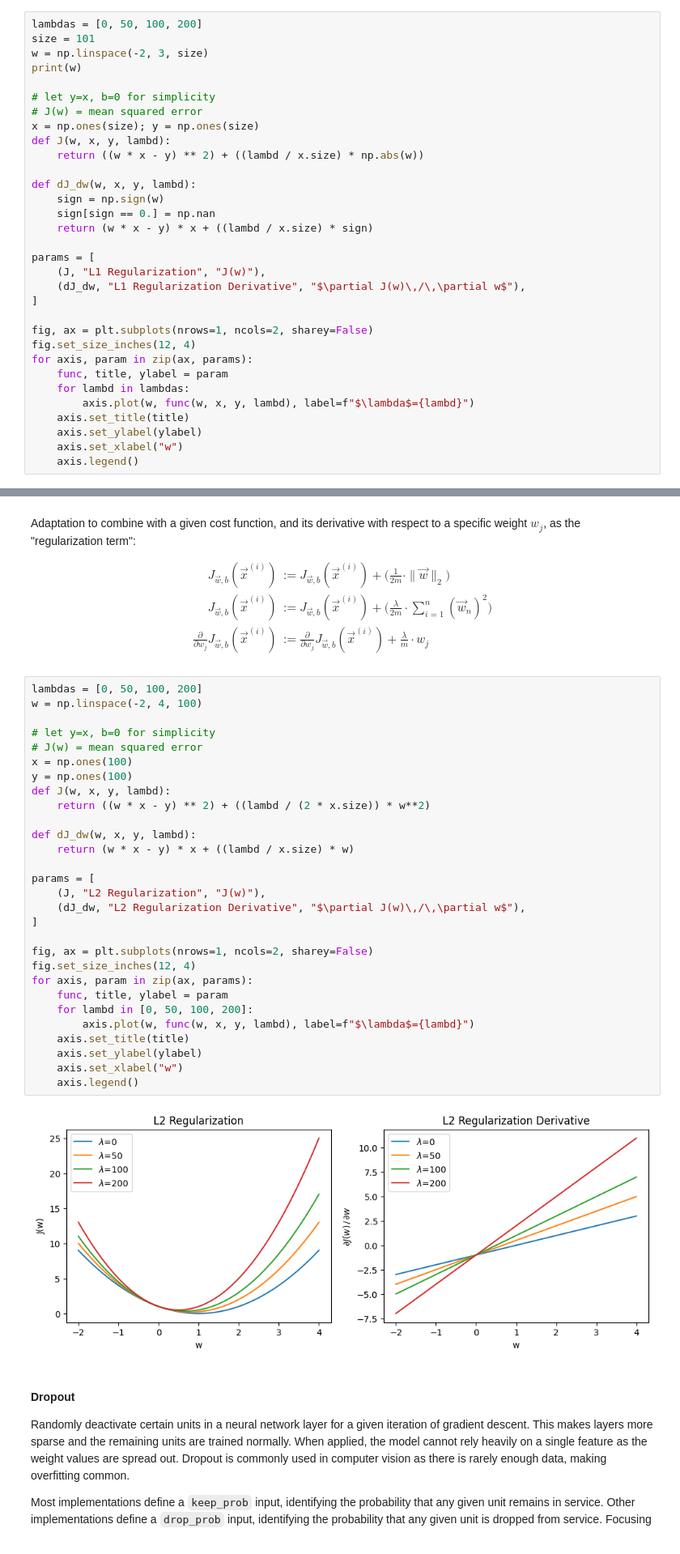
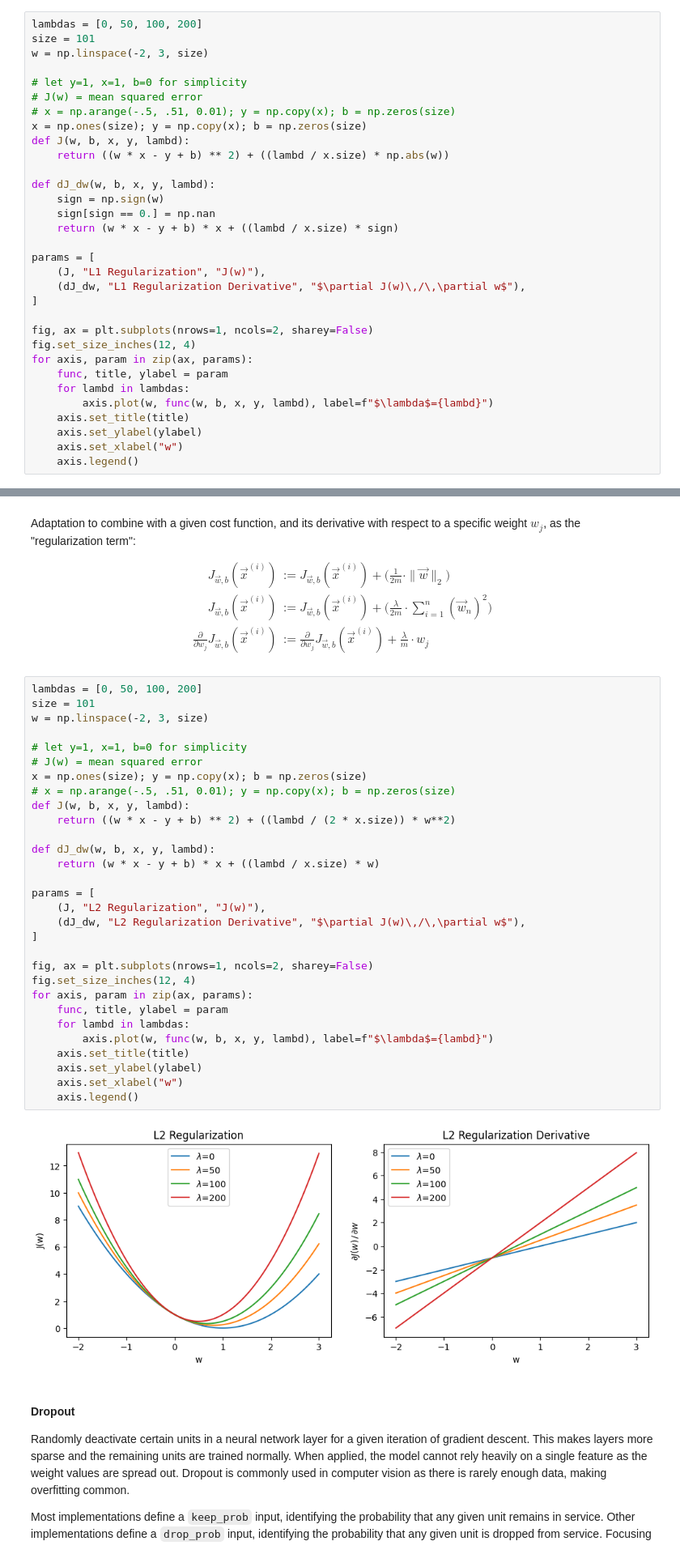
Before and after one commit to nickrusso42518/ml-qrg, a Jupyter notebook: ml_qrg.ipynb, the cells around one changed output, grey strips where cells are left out. Shown at 81% size. Saved outputs shown, nothing was run; the diff lists cells and outputs as text.

Commit message:
reg visuals 3

```diff
--- a/ml_qrg.ipynb
+++ b/ml_qrg.ipynb
@@ -1015,18 +1015,18 @@ $$
 lambdas = [0, 50, 100, 200]
 size = 101
 w = np.linspace(-2, 3, size)
-print(w)
 
-# let y=x, b=0 for simplicity
+# let y=1, x=1, b=0 for simplicity
 # J(w) = mean squared error
-x = np.ones(size); y = np.ones(size)
-def J(w, x, y, lambd):
-    return ((w * x - y) ** 2) + ((lambd / x.size) * np.abs(w))
+# x = np.arange(-.5, .51, 0.01); y = np.copy(x); b = np.zeros(size)
+x = np.ones(size); y = np.copy(x); b = np.zeros(size)
+def J(w, b, x, y, lambd):
+    return ((w * x - y + b) ** 2) + ((lambd / x.size) * np.abs(w))
 
-def dJ_dw(w, x, y, lambd):
+def dJ_dw(w, b, x, y, lambd):
     sign = np.sign(w)
     sign[sign == 0.] = np.nan
-    return (w * x - y) * x + ((lambd / x.size) * sign)
+    return (w * x - y + b) * x + ((lambd / x.size) * sign)
 
 params = [
     (J, "L1 Regularization", "J(w)"),
@@ -1038,7 +1038,7 @@ fig.set_size_inches(12, 4)
 for axis, param in zip(ax, params):
     func, title, ylabel = param
     for lambd in lambdas:
-        axis.plot(w, func(w, x, y, lambd), label=f"$\lambda$={lambd}")
+        axis.plot(w, func(w, b, x, y, lambd), label=f"$\lambda$={lambd}")
     axis.set_title(title)
     axis.set_ylabel(ylabel)
     axis.set_xlabel("w")
@@ -1078,35 +1069,36 @@ J_{\vec{w},b}(\vec{x}^{(i)}) & := J_{\vec{w},b}(\vec{x}^{(i)}) +
 $$
 # %%
 lambdas = [0, 50, 100, 200]
-w = np.linspace(-2, 4, 100)
+size = 101
+w = np.linspace(-2, 3, size)
 
-# let y=x, b=0 for simplicity
+# let y=1, x=1, b=0 for simplicity
 # J(w) = mean squared error
-x = np.ones(100)
-y = np.ones(100)
-def J(w, x, y, lambd):
-    return ((w * x - y) ** 2) + ((lambd / (2 * x.size)) * w**2)
+x = np.ones(size); y = np.copy(x); b = np.zeros(size)
+# x = np.arange(-.5, .51, 0.01); y = np.copy(x); b = np.zeros(size)
+def J(w, b, x, y, lambd):
+    return ((w * x - y + b) ** 2) + ((lambd / (2 * x.size)) * w**2)
 
-def dJ_dw(w, x, y, lambd):
-    return (w * x - y) * x + ((lambd / x.size) * w)
+def dJ_dw(w, b, x, y, lambd):
+    return (w * x - y + b) * x + ((lambd / x.size) * w)
 
 params = [
     (J, "L2 Regularization", "J(w)"),
     (dJ_dw, "L2 Regularization Derivative", "$\partial J(w)\,/\,\partial w$"),
 ]
 
 fig, ax = plt.subplots(nrows=1, ncols=2, sharey=False)
 fig.set_size_inches(12, 4)
 for axis, param in zip(ax, params):
     func, title, ylabel = param
-    for lambd in [0, 50, 100, 200]:
-        axis.plot(w, func(w, x, y, lambd), label=f"$\lambda$={lambd}")
+    for lambd in lambdas:
+        axis.plot(w, func(w, b, x, y, lambd), label=f"$\lambda$={lambd}")
     axis.set_title(title)
     axis.set_ylabel(ylabel)
     axis.set_xlabel("w")
     axis.legend()
 # %% [output]
-[figure, old version]
+[figure, new version]
 # %% [markdown]
 #### Dropout
 Randomly deactivate certain units in a neural network layer for a given iteration of gradient descent. This makes layers more sparse and the remaining units are trained normally. When applied, the model cannot rely heavily on a single feature as the weight values are spread out. Dropout is commonly used in computer vision as there is rarely enough data, making overfitting common.
```
Also changed, not shown: parts of 1 cell of this notebook.
